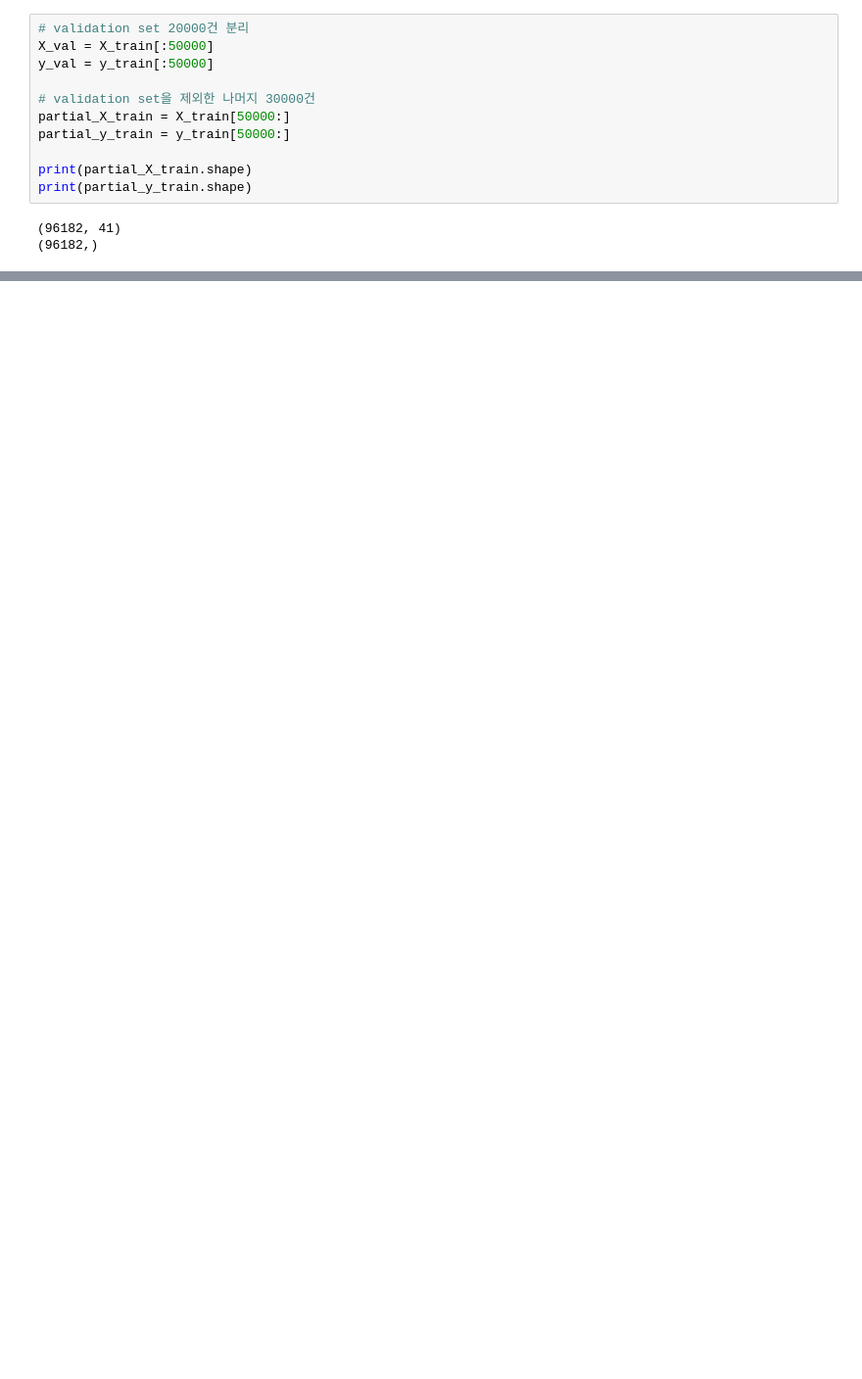
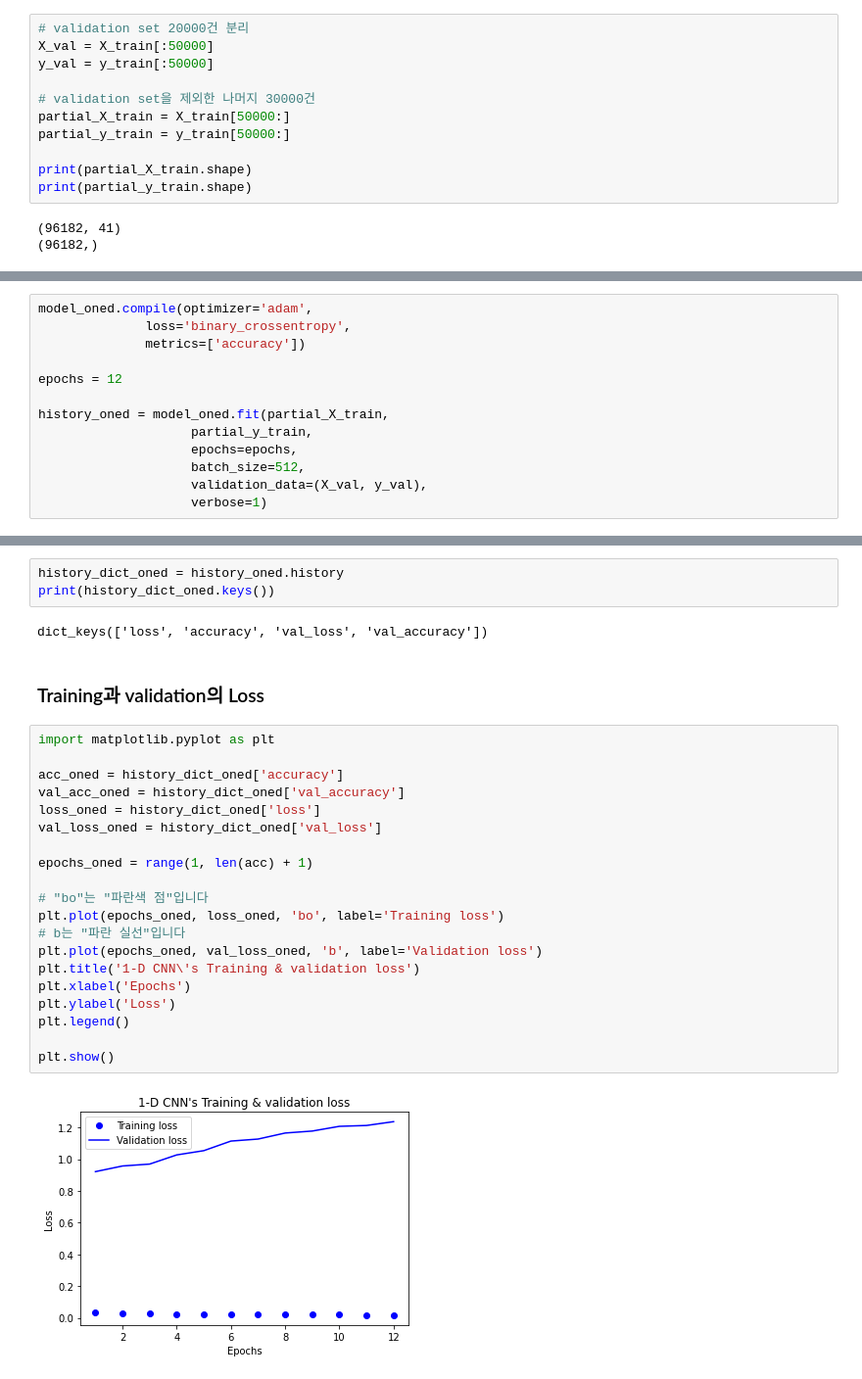
Before and after one commit to Jeongeun-Kwak/E, a Jupyter notebook: (E4) 4th Naver Review Sentiment Analysis.ipynb, the cells around one changed output, grey strips where cells are left out. Shown at 98% size. Drawn from its saved outputs; the diff is of its cells as text; blank space fills up the shorter version.

```diff
--- a/(E4) 4th Naver Review Sentiment Analysis.ipynb
+++ b/(E4) 4th Naver Review Sentiment Analysis.ipynb
@@ -365,0 +327,13 @@ model.summary()
+# %%
+model_oned.compile(optimizer='adam',
+              loss='binary_crossentropy',
+              metrics=['accuracy'])
+
+epochs = 12
+
+history_oned = model_oned.fit(partial_X_train,
+                    partial_y_train,
+                    epochs=epochs,
+                    batch_size=512,
+                    validation_data=(X_val, y_val),
+                    verbose=1)
@@ -365,0 +458,29 @@ model.summary()
+# %%
+history_dict_oned = history_oned.history
+print(history_dict_oned.keys())
+# %% [output]
+dict_keys(['loss', 'accuracy', 'val_loss', 'val_accuracy'])
+# %% [markdown]
+### Training과 validation의 Loss
+# %%
+import matplotlib.pyplot as plt
+
+acc_oned = history_dict_oned['accuracy']
+val_acc_oned = history_dict_oned['val_accuracy']
+loss_oned = history_dict_oned['loss']
+val_loss_oned = history_dict_oned['val_loss']
+
+epochs_oned = range(1, len(acc) + 1)
+
+# "bo"는 "파란색 점"입니다
+plt.plot(epochs_oned, loss_oned, 'bo', label='Training loss')
+# b는 "파란 실선"입니다
+plt.plot(epochs_oned, val_loss_oned, 'b', label='Validation loss')
+plt.title('1-D CNN\'s Training & validation loss')
+plt.xlabel('Epochs')
+plt.ylabel('Loss')
+plt.legend()
+
+plt.show()
+# %% [output]
+[figure, added]
```
Also changed, not shown: parts of 97 cells of this notebook.
